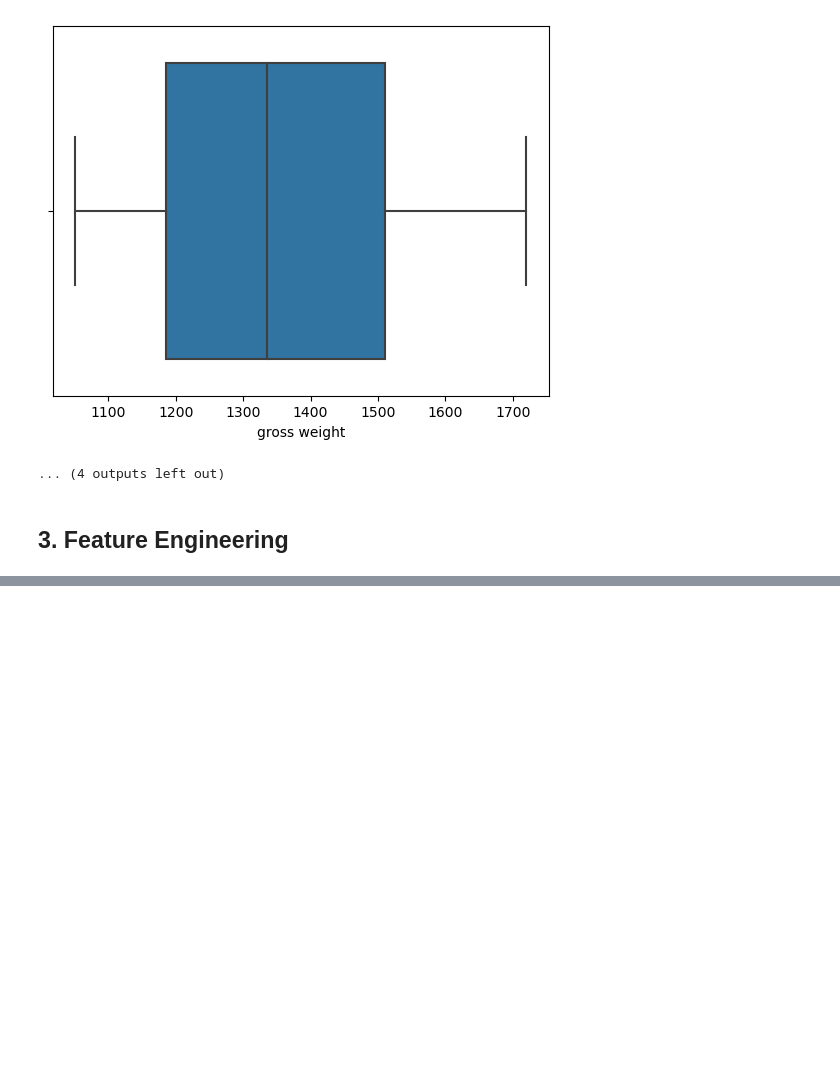
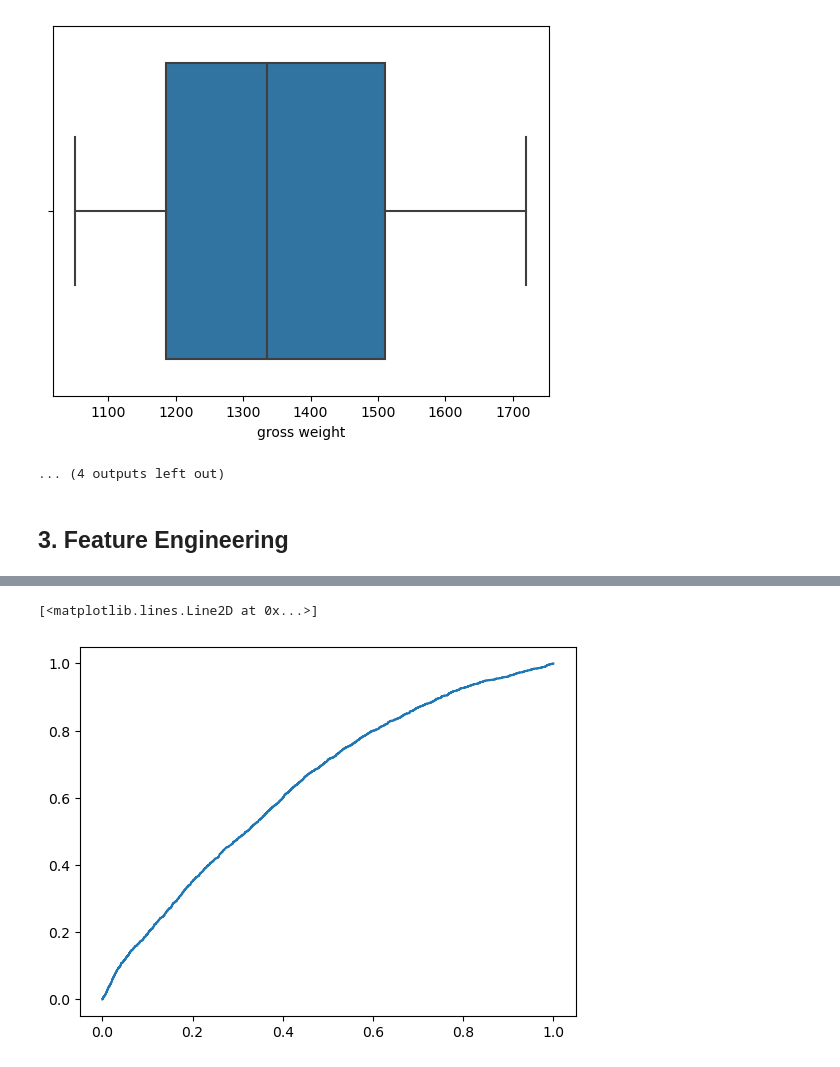
Before and after one commit to Rurushu13/IVAA-Hackaton, a Jupyter notebook: main2.ipynb, the cells around one changed output, grey strips where cells are left out. Cells and saved outputs as stored; diff of their text form; code cells hidden in the pictures; blank space fills up the shorter version.

```diff
--- a/main2.ipynb
+++ b/main2.ipynb
@@ -368,0 +1313,24 @@ uniq.sort_values(by="Unique counts")
+# %%
+num_columns = list(X_train.select_dtypes(exclude="object").columns)
+cat_columns = list(X_train.select_dtypes(include="object").columns)
+# %%
+#ct_num = com.ColumnTransformer([
+#    ("num_skewed", pre.FunctionTransformer(np.log1p), num_columns)
+#])
+
+pipe_num = pip.Pipeline([
+#    ("scaler", pre.StandardScaler()),
+    ("imp", imp.SimpleImputer(strategy="mean"))
+])
+
+pipe_cat = pip.Pipeline([
+    ("imp", imp.SimpleImputer(strategy="most_frequent")),
+    ("encoding", pre.OneHotEncoder(handle_unknown="ignore", sparse=True))
+])
+
+ct = com.ColumnTransformer([
+    ("num", pipe_num, num_columns),
+    ("cat", pipe_cat, cat_columns)
+])
+
+ct.fit_transform(X_test)
@@ -368,0 +1351,8 @@ uniq.sort_values(by="Unique counts")
+# %%
+pipe_Model= pip.Pipeline([
+    ("ct", ct),
+#    ("tree", ens.RandomForestClassifier(max_depth=4, min_samples_split=5,random_state=42))
+    ("XGBC", xgb.XGBClassifier(objective="binary:logistic"))
+])
+# %%
+pipe_Model.fit(X_train, y_train)
@@ -368,0 +1377,10 @@ uniq.sort_values(by="Unique counts")
+# %%
+y_scores = mod.cross_val_predict(pipe_Model, X_train, y_train,
+                                cv=5, method="predict_proba")
+y_scores = y_scores[:, 1]
+fpr, tpr, thresholds = met.roc_curve(y_train, y_scores)
+auc_score = met.roc_auc_score(y_train, y_scores)
+plt.plot(fpr, tpr)
+# %% [output]
+[<matplotlib.lines.Line2D at 0x...>]
+[figure, added]
```
Also changed, not shown: parts of 20 cells of this notebook, 2 other files.
